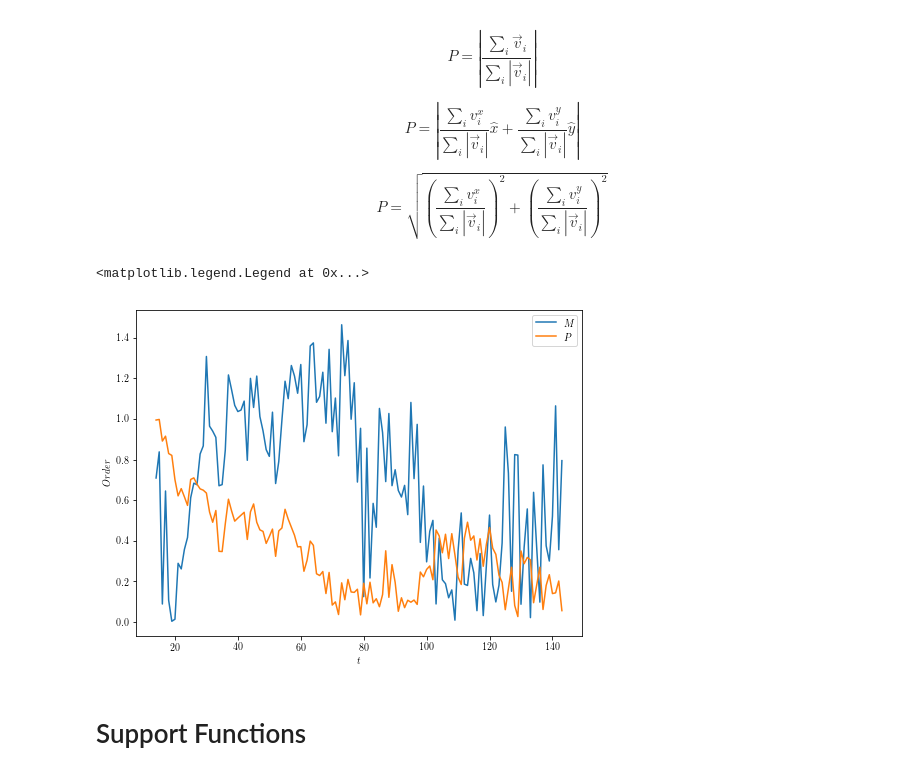
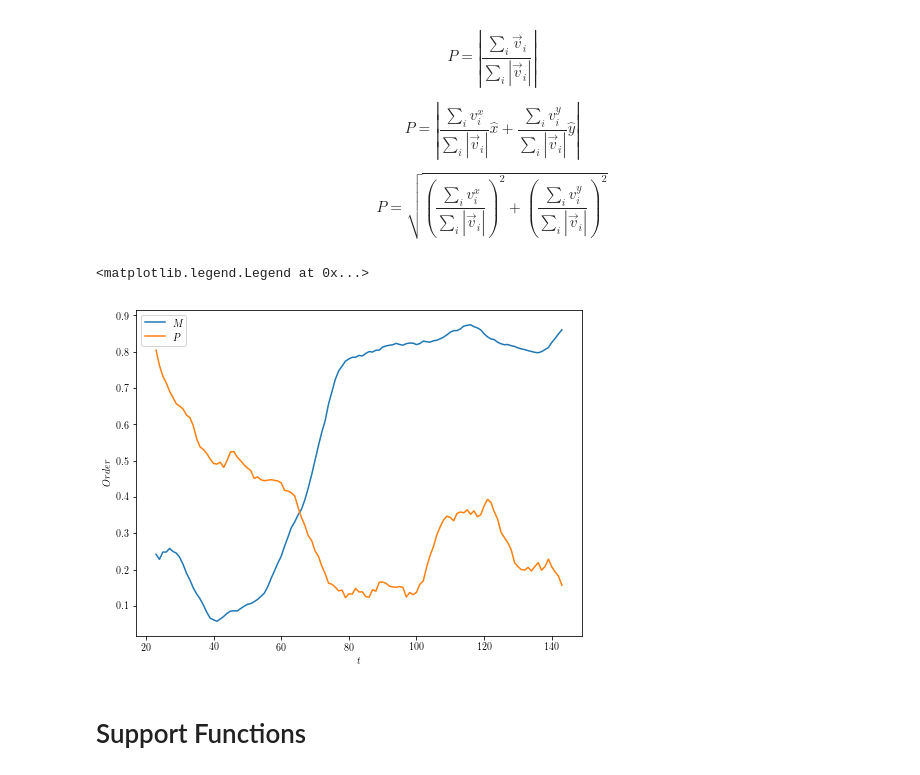
Before and after one commit to aortiza/Notes, a Jupyter notebook: Rotating Mill - 10Hz Video/RotatingMill10Hz_OrderParameter.ipynb, the cells around one changed output. Drawn from its saved outputs; the diff is of its cells as text; code cells hidden in the pictures.

Commit message:
Rotating Mill Order Parameter Update
I fixed an error with the order parameter definition, in which I was using the non centered position to calculate the rotation vector.

```diff
--- a/Rotating Mill - 10Hz Video/RotatingMill10Hz_OrderParameter.ipynb
+++ b/Rotating Mill - 10Hz Video/RotatingMill10Hz_OrderParameter.ipynb
@@ -108,7 +108,7 @@ $$P =
 def CalculateOrderParameters(T):
     T = cp.deepcopy(T)
 
-    T['rxv'] = T['vx']*T['y']-T['vy']*T['x']
+    T['rxv'] = T['vx']*T['y0']-T['vy']*T['x0']
 
     T['v_mag'] = np.sqrt(T['vx']**2 + T['vy']**2)
 
@@ -122,19 +122,19 @@ def CalculateOrderParameters(T):
     Order = Order.filter(["t","M","P"])
     return Order
 # %%
-Sum = CalculateOrderParameters(Trayectories).rolling(window=1,center=False).mean()
+Sum = CalculateOrderParameters(Trayectories).rolling(window=10,center=False).mean()
 
 fig, ax1 = plt.subplots(1,1,figsize=[8,6])
 
 ax1.plot(Sum.index,Sum.M);
 ax1.plot(Sum.index,Sum.P);
 
 plt.xlabel('$t$')
 plt.ylabel('$Order$')
 plt.legend(['$M$','$P$'])
 # %% [output]
 <matplotlib.legend.Legend at 0x...>
-[figure, old version]
+[figure, new version]
 # %% [markdown]
 # Support Functions
 # %%
```
